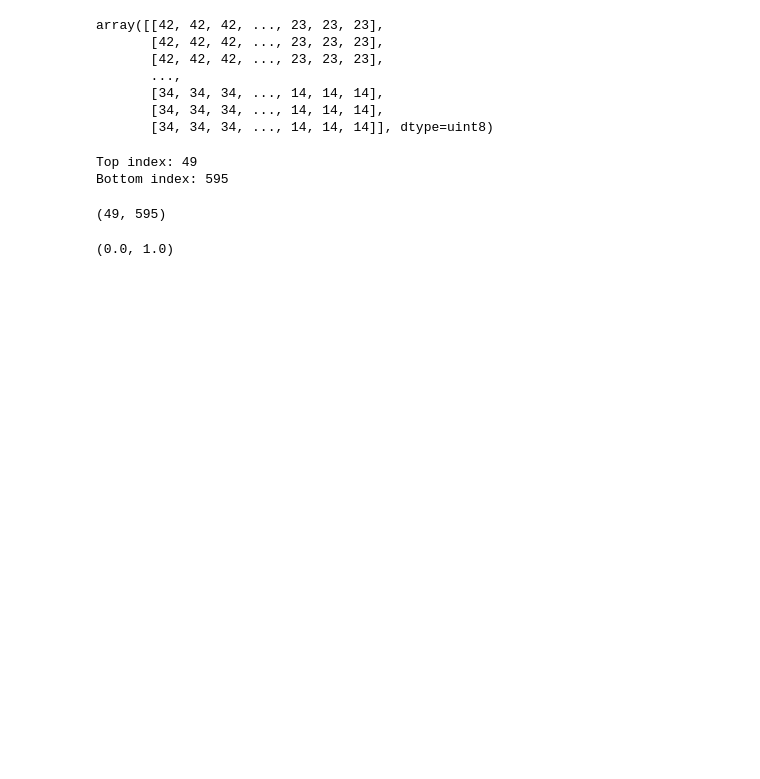
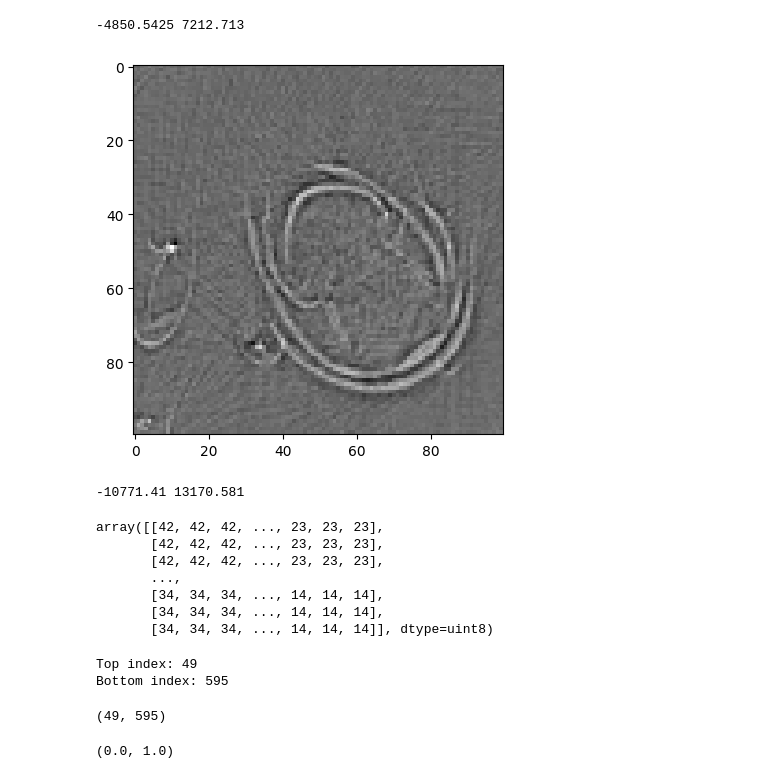
Before and after one commit to obandomarcos/ToMoDL, a Jupyter notebook: test_tomopy.ipynb, the cells around one changed output. Saved outputs shown, nothing was run; the diff lists cells and outputs as text; code cells hidden in the pictures; blank space fills up the shorter version.

```diff
--- a/test_tomopy.ipynb
+++ b/test_tomopy.ipynb
@@ -58,3 +99,16 @@ def flat_field_estimate(img, ratio_corners=0.03):
+# %%
+# load tif file datasets/DataOPT/140114_5dpf/15-37/elaborated/t00000/t00000_s000_c006_a000.tif
+tif_image = tiff.imread("reconstruction_FBP_GPU.tif")
+plt.imshow(tif_image, cmap="gray")
+print(tif_image.min(), tif_image.max())
+# %% [output]
+-4850.5425 7212.713
+[figure, added]
+# %%
+tif_res_fbp = tiff.imread("optVolume_FBP_GPU.tif")
+print(tif_res_fbp.min(), tif_res_fbp.max())
+# %% [output]
+-10771.41 13170.581
 # %%
 list_image = natsorted(glob.glob("datasets/DataOPT/140827_3dpf_4x/16-24/elaborated/t00000/*.tif"))
 sinos = []
```
Also changed, not shown: parts of 5 cells of this notebook, 19 other files.
